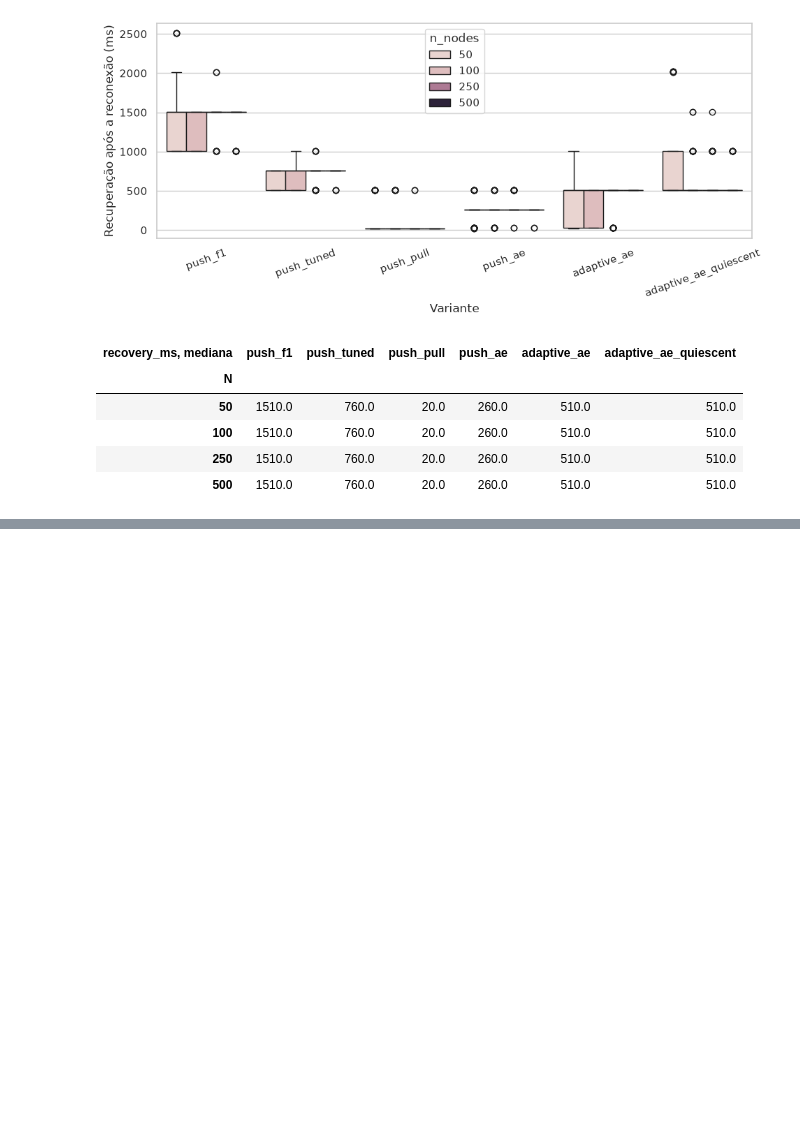
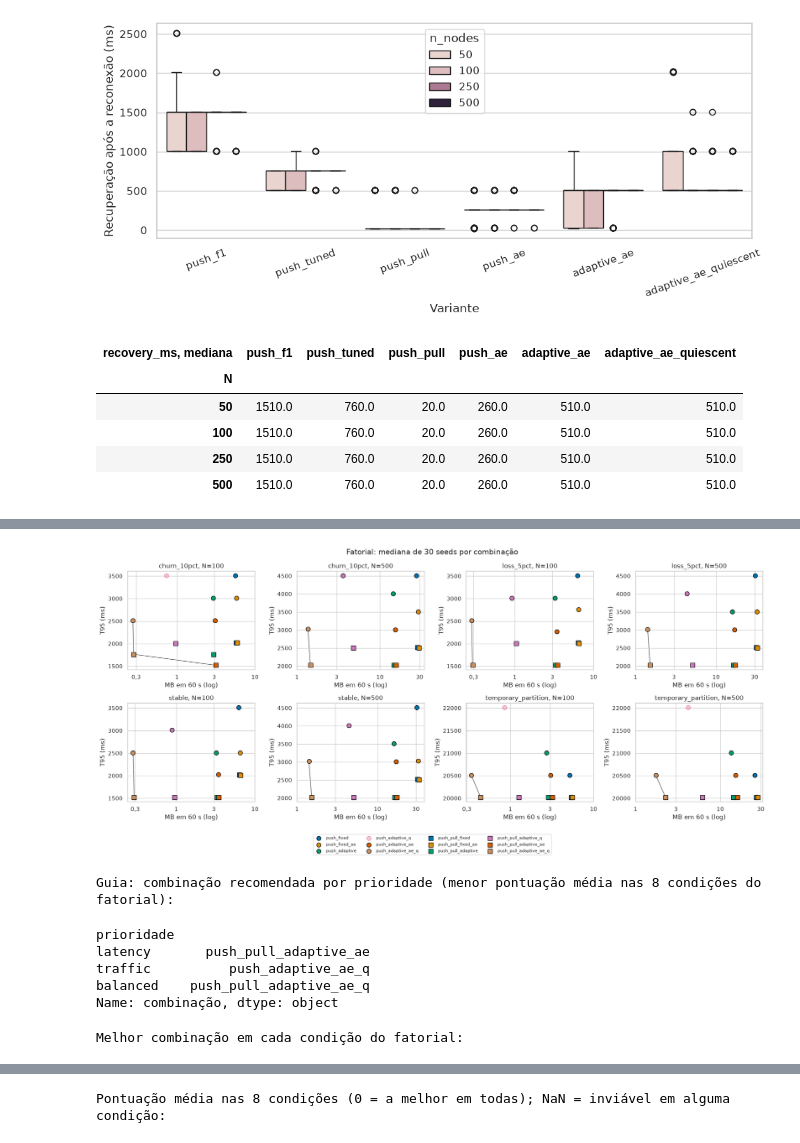
Before and after one commit to vicentemarciot27/exame-gossip, a Jupyter notebook: experiments/notebook.ipynb, the cells around one changed output, grey strips where cells are left out. Saved outputs shown, nothing was run; the diff lists cells and outputs as text; code cells hidden in the pictures; blank space fills up the shorter version.

```diff
--- a/experiments/notebook.ipynb
+++ b/experiments/notebook.ipynb
@@ -881,0 +1086,71 @@ Cobertura final mínima e fração de execuções com T95, por variante:
+# %%
+MECHANISM_COLORS = dict(
+    zip(["fixed", "fixed_ae", "adaptive", "adaptive_ae", "adaptive_q", "adaptive_ae_q"], sns.color_palette("colorblind", 6))
+)
+
+
+def pareto_panels(scored, title):
+    """T95 × bytes em 60 s por condição, com a fronteira de Pareto das combinações viáveis."""
+    conditions = scored[CONDITION].drop_duplicates().to_records(index=False)
+    columns = (len(conditions) + 1) // 2
+    fig, axes = plt.subplots(2, columns, figsize=(max(4.6 * columns, 12), 8.5))
+    for ax, (scenario, n) in zip(axes.flat, conditions):
+        data = scored[(scored["scenario"] == scenario) & (scored["n_nodes"] == n)]
+        for row in data.itertuples():
+            pull = row.protocol_variant.startswith("push_pull")
+            mechanisms = row.protocol_variant.removeprefix("push_pull_" if pull else "push_")
+            ax.scatter(
+                row.bytes_total / 1e6, row.t95_ms, s=70, marker="s" if pull else "o",
+                color=MECHANISM_COLORS[mechanisms], edgecolor="black" if row.feasible else "red",
+                alpha=1 if row.feasible else 0.4, label=row.protocol_variant,
+            )
+        front = data[data["pareto"].eq(True)].sort_values("bytes_total")
+        ax.plot(front["bytes_total"] / 1e6, front["t95_ms"], color="0.3", linewidth=1, zorder=0)
+        ax.set(xscale="log", title=f"{scenario}, N={n}", xlabel="MB em 60 s (log)", ylabel="T95 (ms)")
+        ax.minorticks_off()
+        low, high = data["bytes_total"].min() / 2e6, data["bytes_total"].max() * 2e-6
+        ticks = [t for t in (0.1, 0.3, 1, 3, 10, 30, 100, 300, 1000) if low < t < high]
+        ax.set_xticks(ticks, labels=[f"{t:g}".replace(".", ",") for t in ticks])
+    for ax in axes.flat[len(conditions):]:
+        ax.axis("off")
+    handles, labels = axes.flat[0].get_legend_handles_labels()
+    order = sorted(range(len(labels)), key=lambda i: COMBOS.index(labels[i]))
+    fig.legend([handles[i] for i in order], [labels[i] for i in order], loc="lower center", ncol=4, fontsize=8)
+    fig.suptitle(title)
+    plt.tight_layout(rect=(0, 0.09, 1, 1))
+    plt.show()
+
+
+def winners(scored):
+    """Melhor combinação de cada condição em cada prioridade."""
+    return pd.DataFrame(
+        {
+            priority: scored.loc[scored.dropna(subset=[priority]).groupby(CONDITION)[priority].idxmin()]
+            .set_index(CONDITION)["protocol_variant"]
+            for priority in PRIORITIES
+        }
+    )
+
+
+scored = score_conditions(factorial, CONDITION)
+pareto_panels(scored, "Fatorial: mediana de 30 seeds por combinação")
+
+guide = recommend(scored, CONDITION)
+print("Guia: combinação recomendada por prioridade (menor pontuação média nas 8 condições do fatorial):")
+display(pd.Series(guide, name="combinação").rename_axis("prioridade"))
+print("Melhor combinação em cada condição do fatorial:")
+display(winners(scored))
+print("Pontuação média nas 8 condições (0 = a melhor em todas); NaN = inviável em alguma condição:")
+display(
+    scored.groupby("protocol_variant")[list(PRIORITIES)].mean()
+    .where(scored.groupby("protocol_variant")["feasible"].all()).loc[COMBOS].round(3)
+)
+# %% [output]
+[figure, added]
+Guia: combinação recomendada por prioridade (menor pontuação média nas 8 condições do fatorial):
+prioridade
+latency       push_pull_adaptive_ae
+traffic          push_adaptive_ae_q
+balanced    push_pull_adaptive_ae_q
+Name: combinação, dtype: object
+Melhor combinação em cada condição do fatorial:
@@ -881,0 +1167 @@ Cobertura final mínima e fração de execuções com T95, por variante:
+Pontuação média nas 8 condições (0 = a melhor em todas); NaN = inviável em alguma condição:
```
Also changed, not shown: parts of 14 cells of this notebook, 12 other files.
